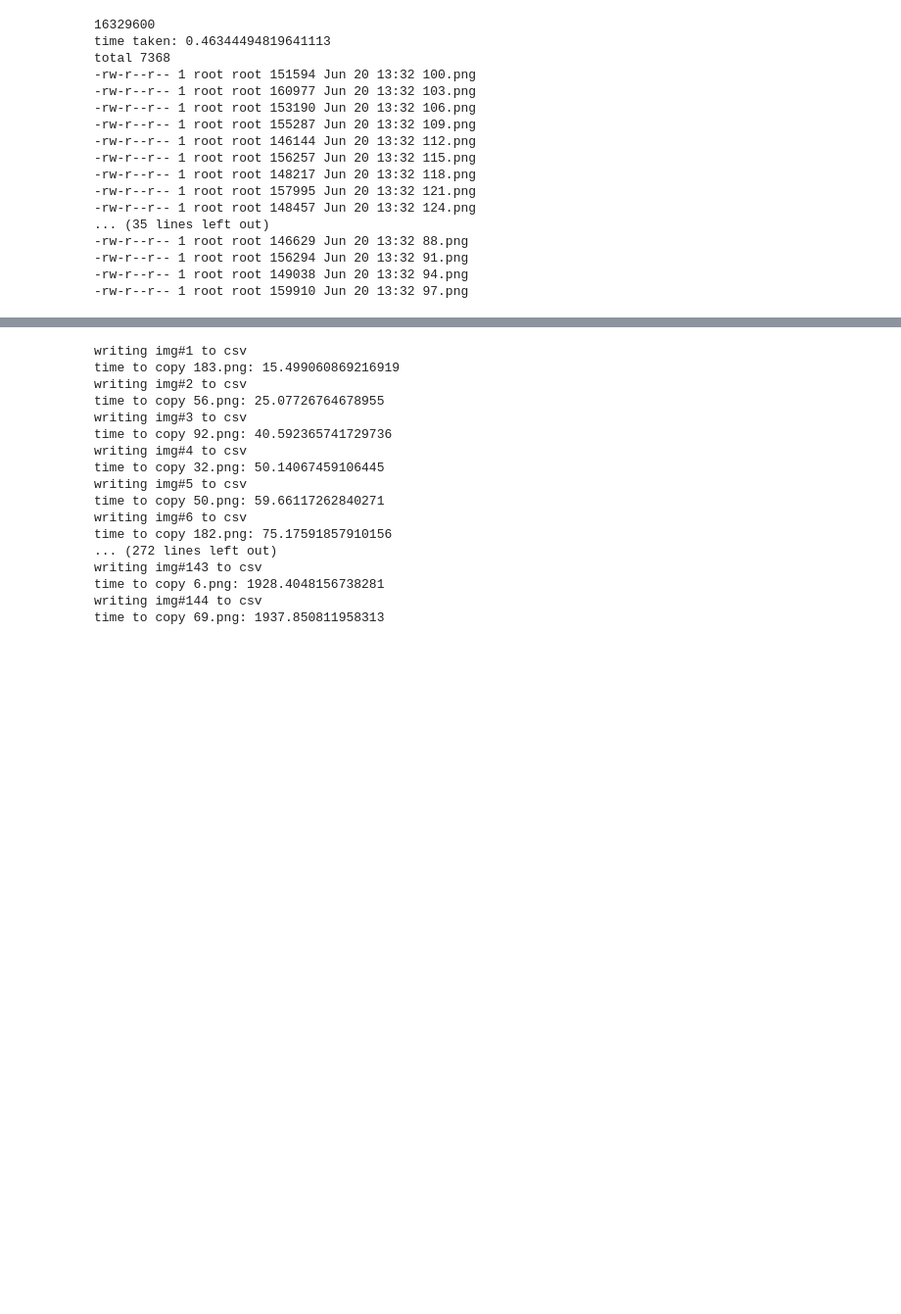
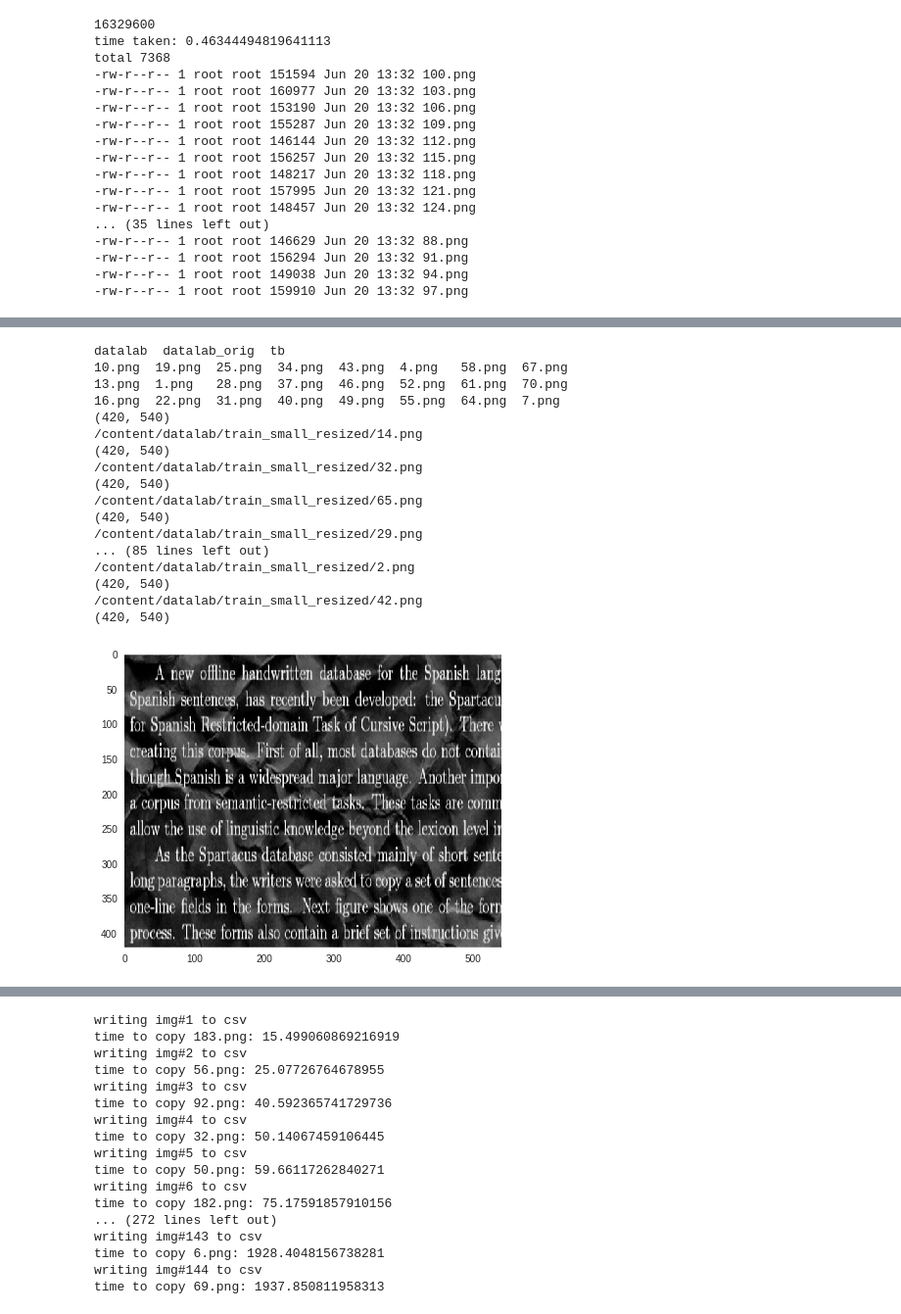
Before and after one commit to kapsdeep/Kaggle-Denoise-Dirty-Documents, a Jupyter notebook: v4_0_DEEPAK_KAPOOR_Session7.ipynb, the cells around one changed output, grey strips where cells are left out. Shown at 98% size. Drawn from its saved outputs; the diff is of its cells as text; code cells hidden in the pictures; blank space fills up the shorter version.

```diff
--- a/v4_0_DEEPAK_KAPOOR_Session7.ipynb
+++ b/v4_0_DEEPAK_KAPOOR_Session7.ipynb
@@ -259,0 +373,47 @@ Completed files copy from train_cleaned.
+# %%
+'''
+  See random images from *small dir & verify sizes for all
+'''
+import cv2
+from matplotlib import pyplot as plt
+from pathlib import Path
+
+!ls
+!ls datalab/test_small_resized
+# !mkdir datalab/test_small_resized
+# !mv *.png datalab/test_small_resized
+
+img = cv2.imread('/content/datalab/test_small_resized/22.png',0)
+print(img.shape)
+plt.grid(False)
+plt.imshow(img)
+
+# img = cv2.imread('/content/datalab/train_small/11.png',0)
+# print(img.shape)
+# plt.imshow(img)
+# plt.show()
+
+TARGET_DIR=Path(os.path.join(os.getcwd(),Path("datalab/train_small_resized")))
+for i in TARGET_DIR.iterdir():
+  print(i)
+  img = cv2.imread(str(i),0)
+  print(img.shape)
+# %% [output]
+datalab  datalab_orig  tb
+10.png  19.png  25.png  34.png  43.png  4.png   58.png  67.png
+13.png  1.png   28.png  37.png  46.png  52.png  61.png  70.png
+16.png  22.png  31.png  40.png  49.png  55.png  64.png  7.png
+(420, 540)
+/content/datalab/train_small_resized/14.png
+(420, 540)
+/content/datalab/train_small_resized/32.png
+(420, 540)
+/content/datalab/train_small_resized/65.png
+(420, 540)
+/content/datalab/train_small_resized/29.png
+... (85 lines left out)
+/content/datalab/train_small_resized/2.png
+(420, 540)
+/content/datalab/train_small_resized/42.png
+(420, 540)
+[figure, added]
```
Also changed, not shown: parts of 15 cells of this notebook.
